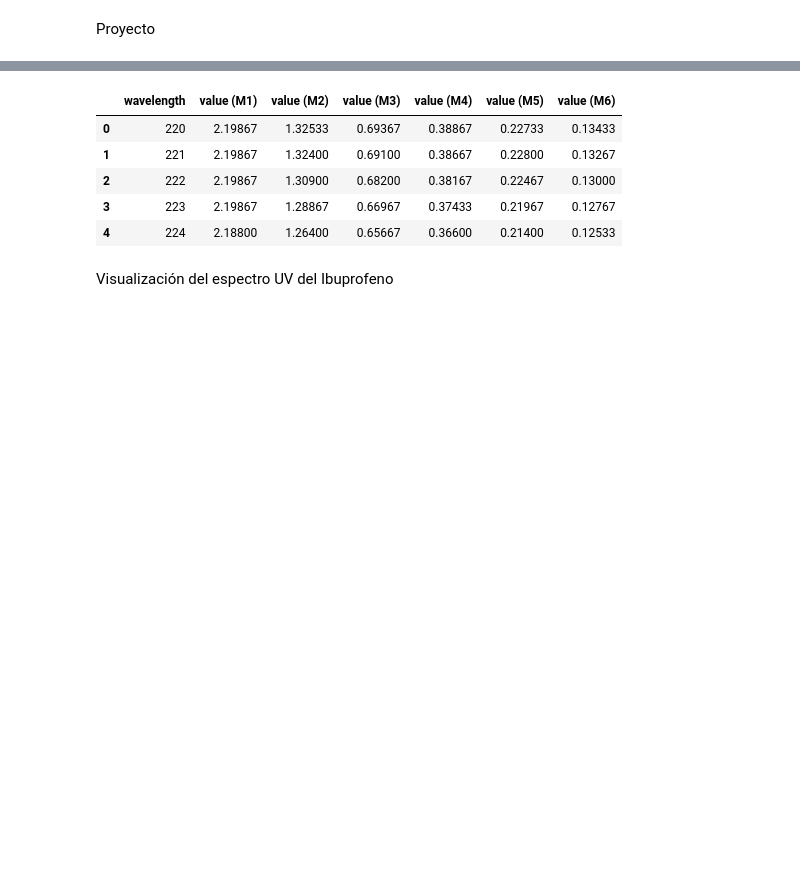
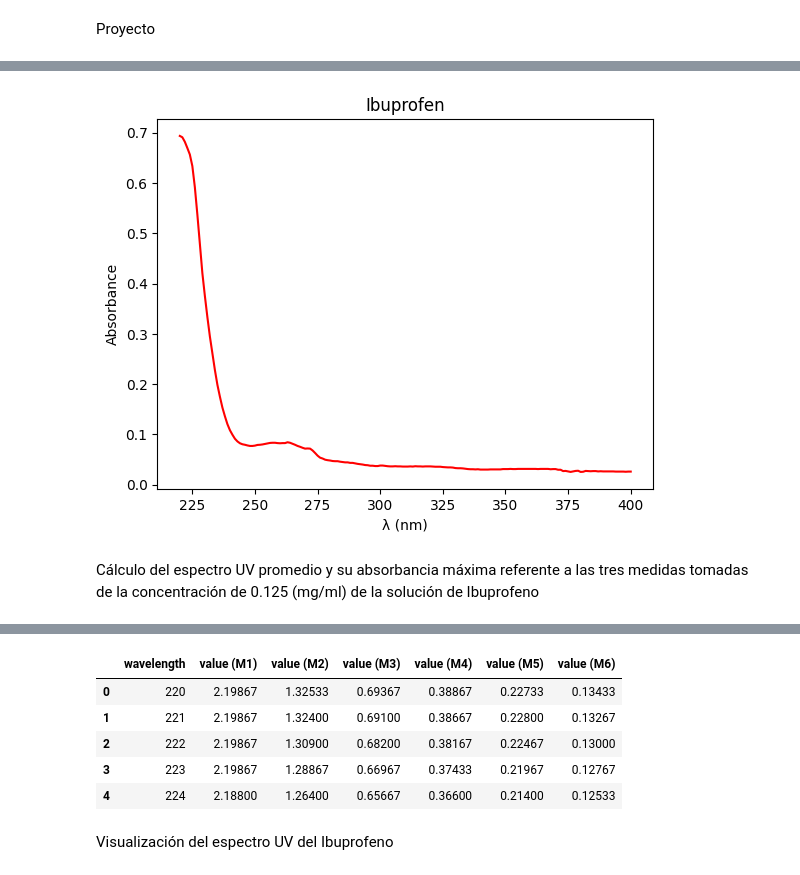
Before and after one commit to FelipeOcampo03/progamacioning, a Jupyter notebook: ProyectoProgramacionIng.ipynb, the cells around one changed output, grey strips where cells are left out. Drawn from its saved outputs; the diff is of its cells as text; code cells hidden in the pictures; blank space fills up the shorter version.

```diff
--- a/ProyectoProgramacionIng.ipynb
+++ b/ProyectoProgramacionIng.ipynb
@@ -7,0 +91,3 @@ import numpy as np
+# %%
+TablaC3= pd.read_excel('Medidas c3.xlsx')
+TablaC3
@@ -7,0 +108,22 @@ import numpy as np
+# %%
+C3M1 = TablaC3['value(m3_1)']
+C3M2 = TablaC3['value(m3_2)']
+C3M3 = TablaC3['value(m3_3)']
+wavelength = TablaC1['wavelength']
+# %%
+#Se calcula el espectro promedio referente a la toma de las medidas
+C3 = (C3M1+ C3M2 + C3M3) /3
+#Se encuentra el punto máximo de absorbancia en el espectro UV
+C3AbsMax= max(C3)
+# %%
+#Graficamos el Espectro UV del Ibuprofeno
+plt.figure()
+plt.plot(wavelength, C3, color='red', linestyle='solid')
+plt.title('Ibuprofen')
+plt.xlabel('λ (nm)')
+plt.ylabel('Absorbance')
+plt.show()
+# %% [output]
+[figure, added]
+# %% [markdown]
+Cálculo del espectro UV promedio y su absorbancia máxima referente a las tres medidas tomadas de la concentración de 0.125 (mg/ml) de la solución de Ibuprofeno
```
Also changed, not shown: parts of 26 cells of this notebook, 8 other files.
